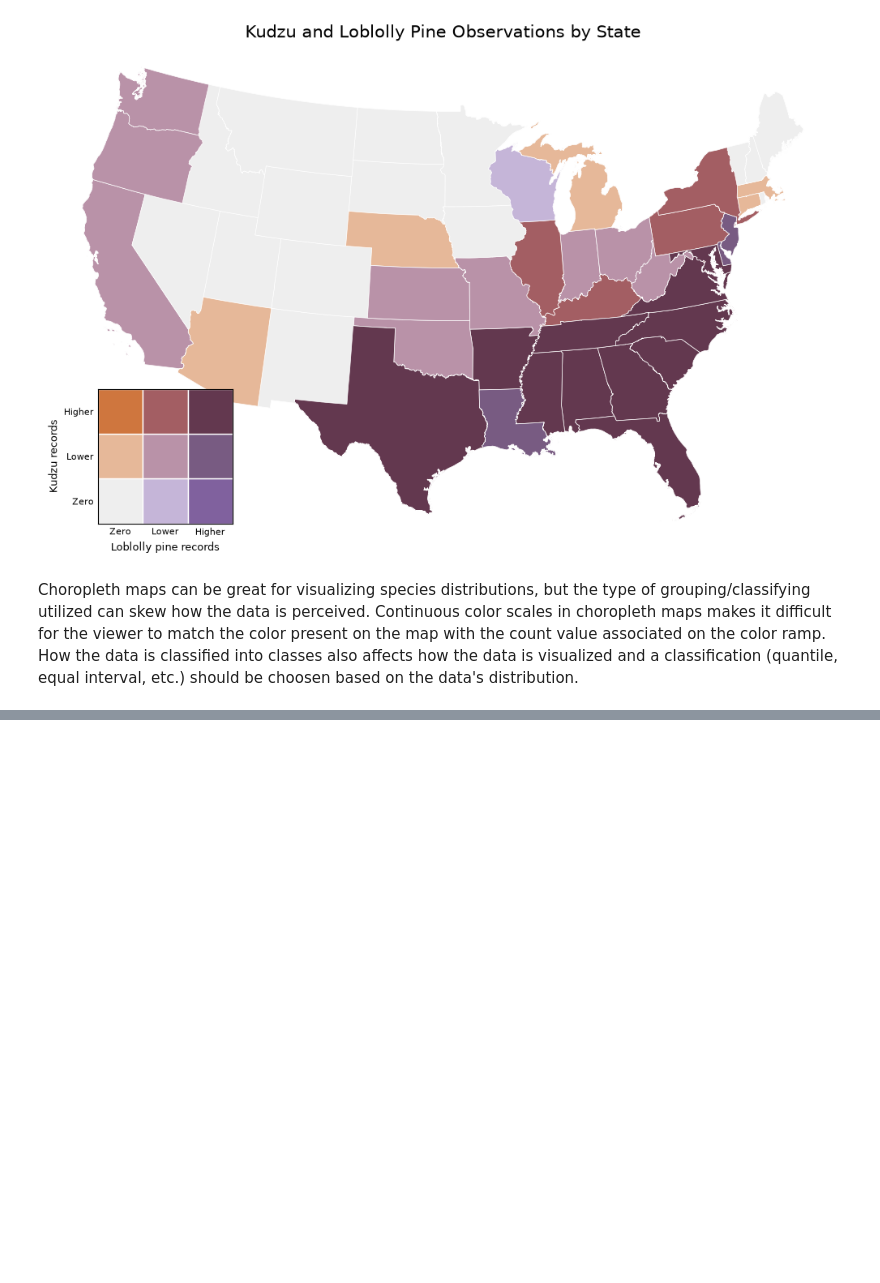
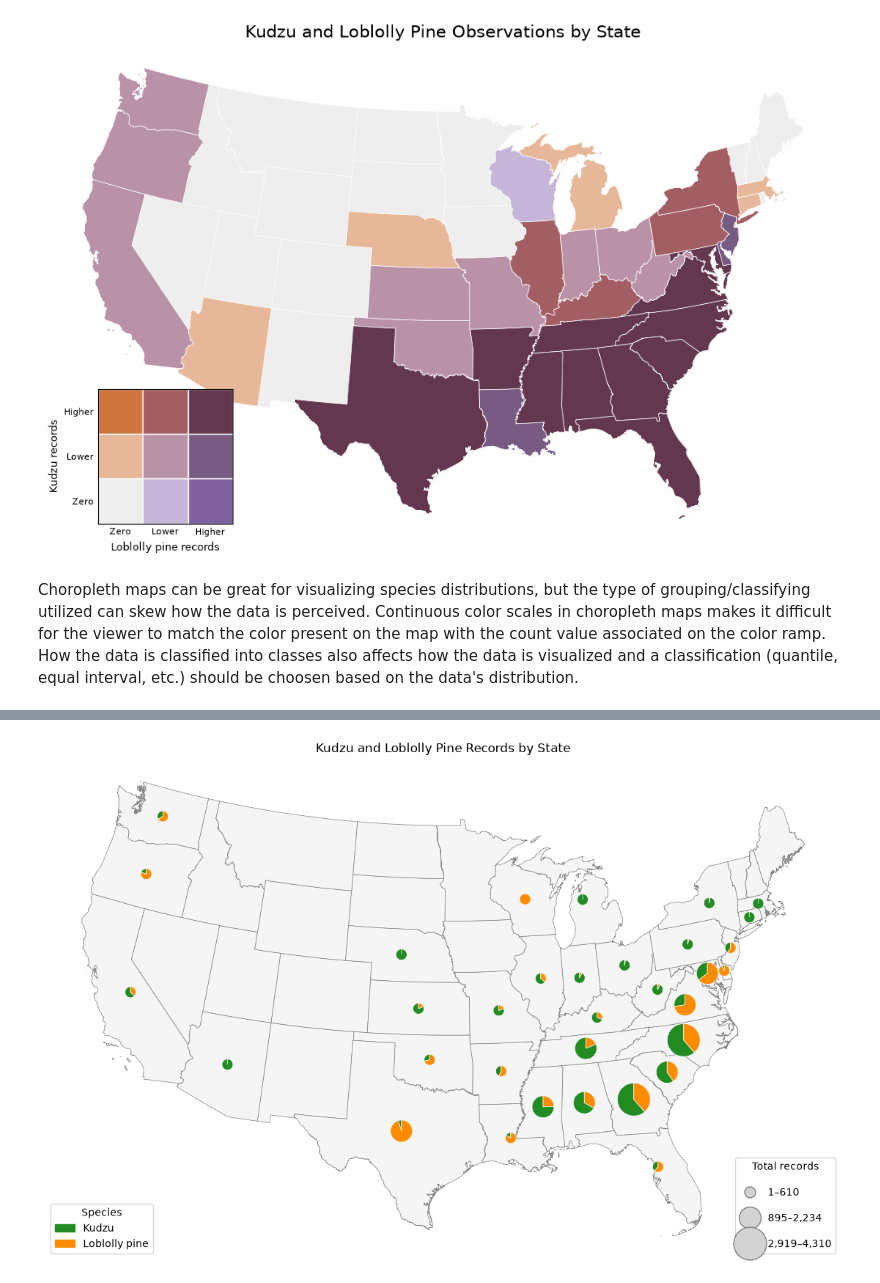
Before and after one commit to ejamie15/geog592-ejamie, a Jupyter notebook: homework/week09/matplotlib_hw.ipynb, the cells around one changed output, grey strips where cells are left out. Cells and saved outputs as stored; diff of their text form; code cells hidden in the pictures; blank space fills up the shorter version.

```diff
--- a/homework/week09/matplotlib_hw.ipynb
+++ b/homework/week09/matplotlib_hw.ipynb
@@ -389,0 +595,8 @@ Choropleth maps can be great for visualizing species distributions, but the type
+# %%
+fig, ax = plt.subplots(figsize=(14, 9))
+
+pieMap(ax, contiguous_us, state_map)
+
+plt.show()
+# %% [output]
+[figure, added]
```
Also changed, not shown: parts of 15 cells of this notebook, 4 other files.
